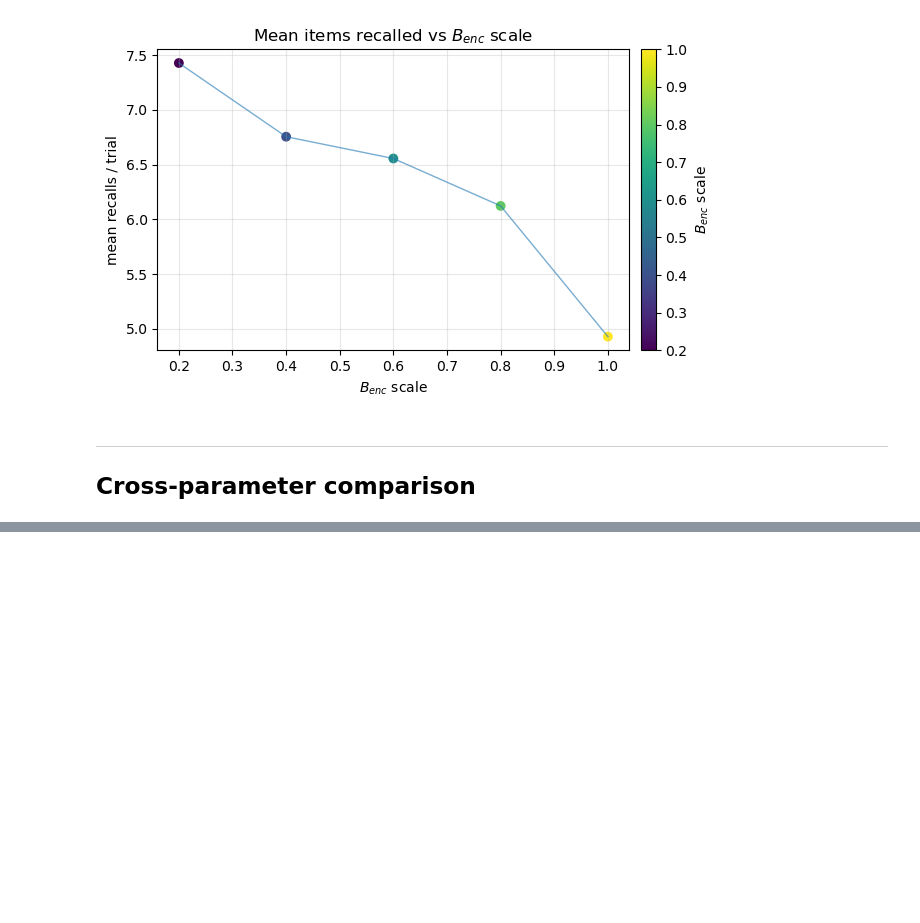
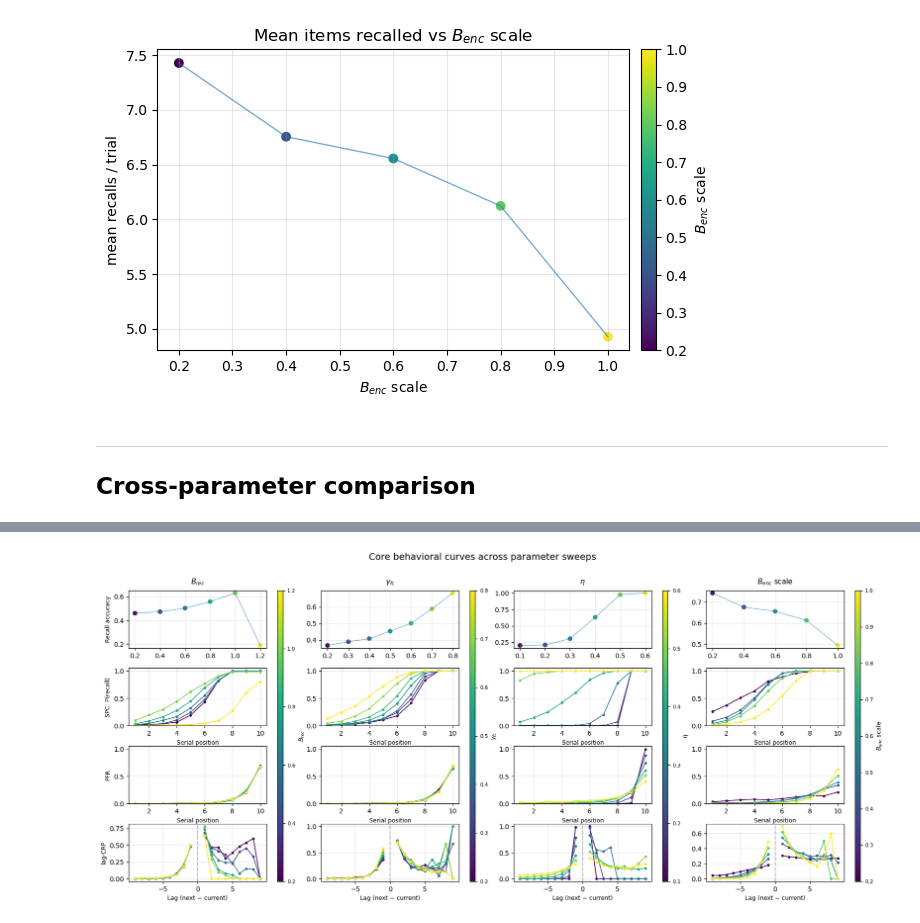
Before and after one commit to beaverjuly/PTSD_MemorySegmentation, a Jupyter notebook: external/CMR_SEM/CMR_multiParameterSweep/behavioral_metrics.ipynb, the cells around one changed output, grey strips where cells are left out. Cells and saved outputs as stored; diff of their text form; code cells hidden in the pictures; blank space fills up the shorter version.

```diff
--- a/external/CMR_SEM/CMR_multiParameterSweep/behavioral_metrics.ipynb
+++ b/external/CMR_SEM/CMR_multiParameterSweep/behavioral_metrics.ipynb
@@ -369,0 +304,95 @@ NameError: name 'compute_lag_crp' is not defined
+# %%
+nrows, ncols = 4, 4
+fig = plt.figure(figsize=(20, 8))
+
+# 1. Define the OUTER grid (one cell for each sweep)
+# wspace here controls the gap between the 4 main sweep blocks.
+outer_gs = fig.add_gridspec(1, ncols, wspace=0.25)
+
+axs = np.empty((nrows, ncols), dtype=object)
+caxs = np.empty(ncols, dtype=object)
+
+for col in range(ncols):
+    # 2. Define the INNER grid for each column
+    # width_ratios: [Plot Width, Colorbar Width]
+    # wspace: The SPECIFIC gap between the plot and the colorbar
+    # hspace: Vertical gap between rows
+    inner_gs = outer_gs[0, col].subgridspec(
+        nrows, 2,
+        width_ratios=[1, 0.04],
+        wspace=0.15,  # Increased gap between plot and its colorbar
+        hspace=0.35
+    )
+
+    for r in range(nrows):
+        axs[r, col] = fig.add_subplot(inner_gs[r, 0])
+
+    # 3. Create the colorbar axis spanning all rows in the 2nd column of inner_gs
+    caxs[col] = fig.add_subplot(inner_gs[:, 1])
+
+
+for col, (sweep_res, grid, label) in enumerate(sweeps):
+    grid = np.asarray(grid, float)
+    colors, norm, cmap = make_sweep_colors(grid, cmap_name="viridis")
+    serial = np.arange(1, N + 1)
+
+    # --- row 0: recall accuracy ---
+    ax = axs[0, col]
+    y = np.array([
+        recall_accuracy(_get_sweep_entry(sweep_res, v)["recall_sims"], N=N, unique=True)
+        for v in grid
+    ], float)
+    line_with_colored_points(ax, grid, y, colors)
+    ax.set_title(label, fontsize=11, pad=10)
+    if col == 0:
+        ax.set_ylabel("Recall accuracy", fontsize=9)
+    ax.grid(alpha=0.3)
+
+    # --- row 1: SPC ---
+    ax = axs[1, col]
+    for v, c in zip(grid, colors):
+        spc = _get_sweep_entry(sweep_res, v)["SPC"]
+        ax.plot(serial, spc, color=c, marker="o", lw=1.2, ms=3)
+    if col == 0:
+        ax.set_ylabel("SPC: P(recall)", fontsize=9)
+    ax.set_xlabel("Serial position", fontsize=9)
+    ax.set_ylim(0, 1.05)
+    ax.grid(alpha=0.3)
+
+    # --- row 2: PFR ---
+    ax = axs[2, col]
+    for v, c in zip(grid, colors):
+        pfr = _get_sweep_entry(sweep_res, v)["PFR"]
+        ax.plot(serial, pfr, color=c, marker="o", lw=1.2, ms=3)
+    if col == 0:
+        ax.set_ylabel("PFR", fontsize=9)
+    ax.set_xlabel("Serial position", fontsize=9)
+    ax.set_ylim(0, 1.05)
+    ax.grid(alpha=0.3)
+
+    # --- row 3: lag-CRP ---
+    ax = axs[3, col]
+    for v, c in zip(grid, colors):
+        rs = _get_sweep_entry(sweep_res, v)["recall_sims"]
+        lags, crp = compute_lag_crp(rs, N)
+        neg = lags < 0
+        pos = lags > 0
+        ax.plot(lags[neg], crp[neg], color=c, marker="o", lw=1.2, ms=3)
+        ax.plot(lags[pos], crp[pos], color=c, marker="o", lw=1.2, ms=3)
+    ax.axvline(0, color="gray", ls="--", alpha=0.5)
+    if col == 0:
+        ax.set_ylabel("lag-CRP", fontsize=9)
+    ax.set_xlabel("Lag (next − current)", fontsize=9)
+    ax.grid(alpha=0.3)
+
+    # --- colorbar for this sweep column ---
+    sm = mpl.cm.ScalarMappable(norm=norm, cmap=cmap)
+    sm.set_array([])
+    cbar = fig.colorbar(sm, cax=caxs[col])
+    cbar.set_label(label, fontsize=9)
+    caxs[col].tick_params(labelsize=8)
+
+fig.suptitle("Core behavioral curves across parameter sweeps", fontsize=14, y=0.98)
+plt.show()
+# %% [output]
+[figure, added]
```
Also changed, not shown: parts of 8 cells of this notebook.
